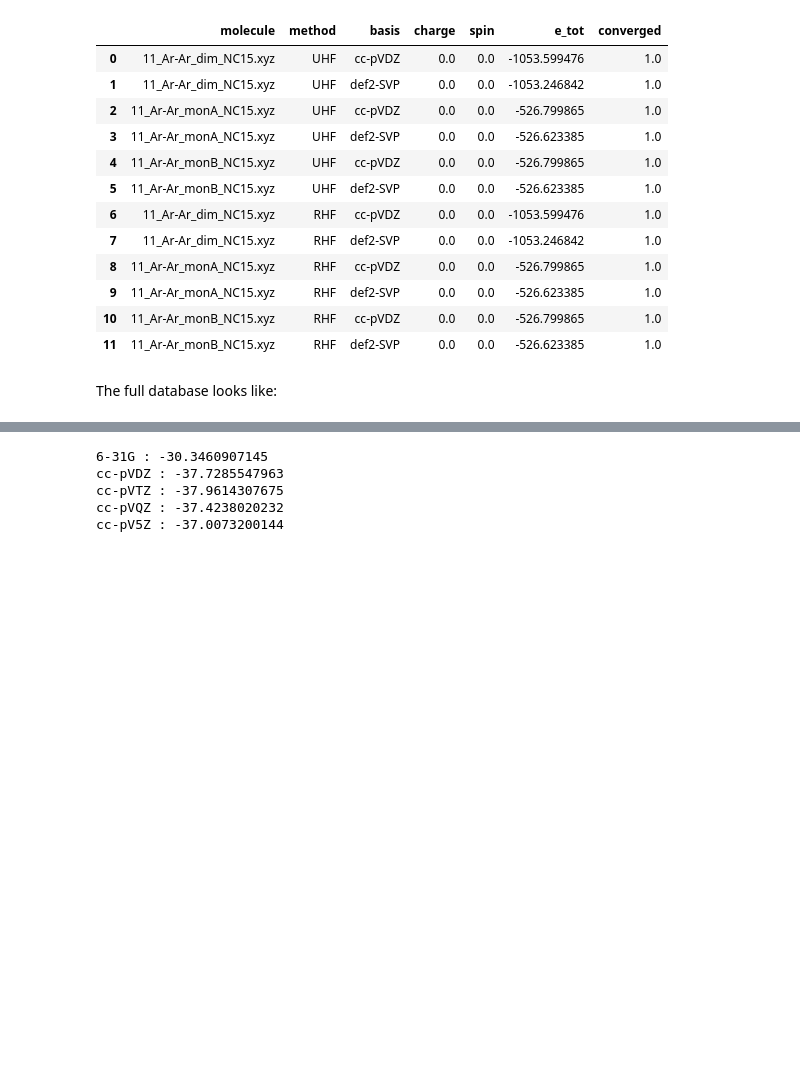
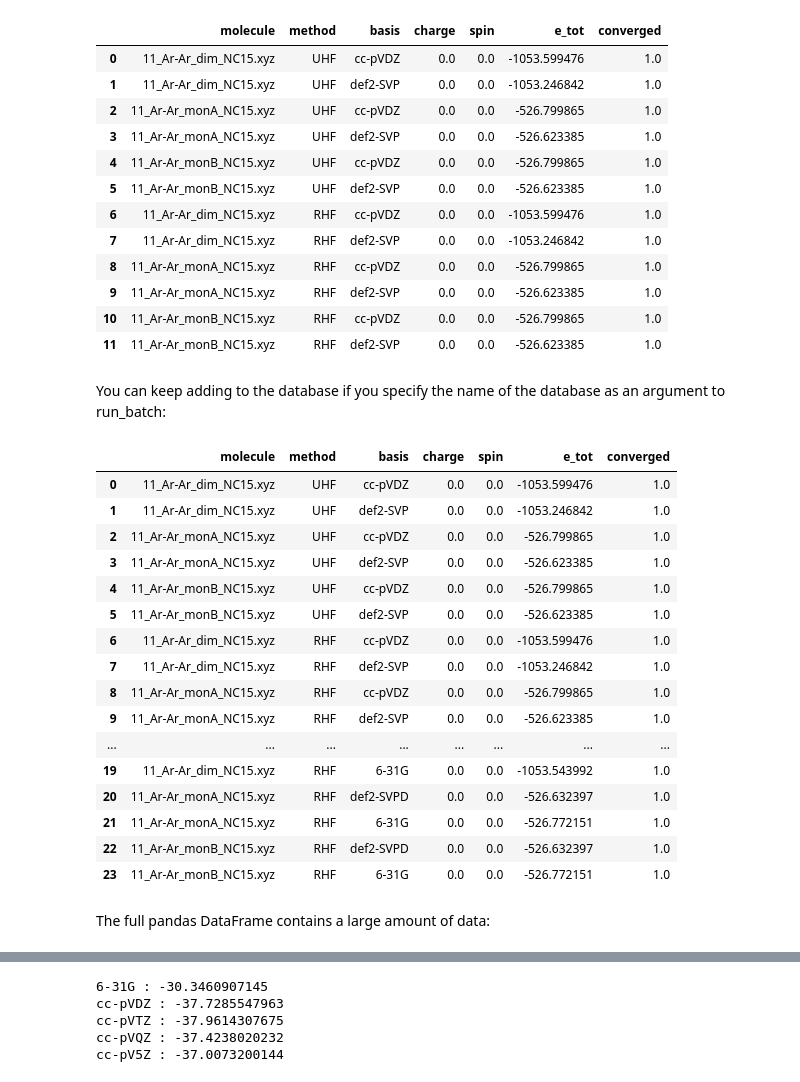
Before and after one commit to nmardirossian/PySCF_Tutorial, a Jupyter notebook: SCF.ipynb, the cells around one changed output, grey strips where cells are left out. Drawn from its saved outputs; the diff is of its cells as text; code cells hidden in the pictures; blank space fills up the shorter version.

Commit message:
dataframe changes

```diff
--- a/SCF.ipynb
+++ b/SCF.ipynb
@@ -661,7 +661,7 @@ def run(method,molecule,basis,
         xc=None,nlc='',xc_grid=3,nlc_grid=1,small_rho_cutoff=1e-7,
         atomic_radii='BRAGG',becke_scheme='BECKE',prune='NWCHEM',radi_method='TREUTLER_AHLRICHS',radii_adjust='TREUTLER',
         algo='DIIS',lin_dep_thresh=1e-8,prop=False,save=False,scf_type=None,stable=False,stable_cyc=3,
-        verbose=0,datapath='',database=False):
+        verbose=0,datapath='',getdict=False):
 
     #strings
     method=method.upper()
@@ -821,7 +821,7 @@ def run(method,molecule,basis,
     elif algo=='NEWTON':
         mf=mf.newton()
     else:
-        print "CRASH 12"
+        print "CRASH 10"
 
     en=mf.kernel()
 
@@ -859,7 +859,7 @@ def run(method,molecule,basis,
             S=float(mol.spin)/2.
             print '(S^2,2S+1):', (S*(S+1.),2.*S+1.)
         else:
-            print "CRASH 10"
+            print "CRASH 12"
 
         #population analysis
         print "Mulliken population analysis"
@@ -874,17 +874,19 @@ def run(method,molecule,basis,
 
         #atomic spins?
 
-    if database==False:
+    if getdict==False:
         return en
-    else:
+    elif getdict==True:
         mydict=dict()
         mydict.update(mol.__dict__)
         mydict.update(mf.__dict__)
         if DFT:
             mydict.update(mf.grids.__dict__)
         return en,mydict
+    else:
+        print "CRASH 13"
 
-def run_batch(method,molecule,basis,**kwargs):
+def run_batch(method,molecule,basis,database=pandas.DataFrame(),**kwargs):
     mand_args=['method','molecule','basis']
     num_mand_args=len(mand_args)
     if not isinstance(method,list):
@@ -893,11 +895,10 @@ def run_batch(method,molecule,basis,**kwargs):
         molecule=[molecule]
     if not isinstance(basis,list):
         basis=[basis]
-    db=pandas.DataFrame()
     for i in itertools.product(method,molecule,basis,list(parse_kwargs(**kwargs))):
         mydict=dict()
         mydict.update(i[num_mand_args:][0])
-        (en,rundict)=run(*i[:num_mand_args],**i[num_mand_args:][0])
+        (en,rundict)=run(*i[:num_mand_args],getdict=True,**i[num_mand_args:][0])
         mydict.update(rundict)
         for num,val in enumerate(mand_args):
             if val=='molecule':
@@ -909,9 +910,9 @@ def run_batch(method,molecule,basis,**kwargs):
                     mydict.update({val: i[num]})
             else:
                 mydict.update({val: i[num]})
-        db=db.append(mydict,ignore_index=True)
+        database=database.append(mydict,ignore_index=True)
 
-    return db
+    return database
 
 def parse_kwargs(**kwargs):
     items = kwargs.items()
@@ -1118,7 +1119,7 @@ print run('HF','222_oh_W4-11.xyz','cc-pVDZ',datapath='data/')
 Another feature of the QuSim user interface is the ability to run batch jobs with the `run_batch` function. This function is essentially a wrapper for `run` and takes the same inputs. The first three inputs (method, molecule, basis) are mandatory, and can be lists. The optional arguments can also be lists.
 # %%
 filenames=['11_Ar-Ar_dim_NC15.xyz','11_Ar-Ar_monA_NC15.xyz','11_Ar-Ar_monB_NC15.xyz']
-mydbase=run_batch(['UHF','RHF'],filenames,['cc-pVDZ','def2-SVP'],database=True,datapath='data/')
+mydbase=run_batch(['UHF','RHF'],filenames,['cc-pVDZ','def2-SVP'],datapath='data/')
 # %% [markdown]
 This will return a pandas DataFrame that contains all of the data embedded in the molecule and mean-field objects. A truncated version of this DataFrame can be accessed via:
 # %%
@@ -1137,6 +1138,30 @@ mydbase[['molecule','method','basis','charge','spin','e_tot','converged']]
 | 9 | 11_Ar-Ar_monA_NC15.xyz | RHF | def2-SVP | 0.0 | 0.0 | -526.623385 | 1.0 |
 | 10 | 11_Ar-Ar_monB_NC15.xyz | RHF | cc-pVDZ | 0.0 | 0.0 | -526.799865 | 1.0 |
 | 11 | 11_Ar-Ar_monB_NC15.xyz | RHF | def2-SVP | 0.0 | 0.0 | -526.623385 | 1.0 |
-# %% [markdown]
-The full database looks like:
+# %% [markdown]
+You can keep adding to the database if you specify the name of the database as an argument to run_batch:
+# %%
+mydbase=run_batch(['UHF','RHF'],filenames,['def2-SVPD','6-31G'],database=mydbase,datapath='data/')
+# %%
+mydbase[['molecule','method','basis','charge','spin','e_tot','converged']]
+# %% [output]
+|  | molecule | method | basis | charge | spin | e_tot | converged |
+| 0 | 11_Ar-Ar_dim_NC15.xyz | UHF | cc-pVDZ | 0.0 | 0.0 | -1053.599476 | 1.0 |
+| 1 | 11_Ar-Ar_dim_NC15.xyz | UHF | def2-SVP | 0.0 | 0.0 | -1053.246842 | 1.0 |
+| 2 | 11_Ar-Ar_monA_NC15.xyz | UHF | cc-pVDZ | 0.0 | 0.0 | -526.799865 | 1.0 |
+| 3 | 11_Ar-Ar_monA_NC15.xyz | UHF | def2-SVP | 0.0 | 0.0 | -526.623385 | 1.0 |
+| 4 | 11_Ar-Ar_monB_NC15.xyz | UHF | cc-pVDZ | 0.0 | 0.0 | -526.799865 | 1.0 |
+| 5 | 11_Ar-Ar_monB_NC15.xyz | UHF | def2-SVP | 0.0 | 0.0 | -526.623385 | 1.0 |
+| 6 | 11_Ar-Ar_dim_NC15.xyz | RHF | cc-pVDZ | 0.0 | 0.0 | -1053.599476 | 1.0 |
+| 7 | 11_Ar-Ar_dim_NC15.xyz | RHF | def2-SVP | 0.0 | 0.0 | -1053.246842 | 1.0 |
+| 8 | 11_Ar-Ar_monA_NC15.xyz | RHF | cc-pVDZ | 0.0 | 0.0 | -526.799865 | 1.0 |
+| 9 | 11_Ar-Ar_monA_NC15.xyz | RHF | def2-SVP | 0.0 | 0.0 | -526.623385 | 1.0 |
+| ... | ... | ... | ... | ... | ... | ... | ... |
+| 19 | 11_Ar-Ar_dim_NC15.xyz | RHF | 6-31G | 0.0 | 0.0 | -1053.543992 | 1.0 |
+| 20 | 11_Ar-Ar_monA_NC15.xyz | RHF | def2-SVPD | 0.0 | 0.0 | -526.632397 | 1.0 |
+| 21 | 11_Ar-Ar_monA_NC15.xyz | RHF | 6-31G | 0.0 | 0.0 | -526.772151 | 1.0 |
+| 22 | 11_Ar-Ar_monB_NC15.xyz | RHF | def2-SVPD | 0.0 | 0.0 | -526.632397 | 1.0 |
+| 23 | 11_Ar-Ar_monB_NC15.xyz | RHF | 6-31G | 0.0 | 0.0 | -526.772151 | 1.0 |
+# %% [markdown]
+The full pandas DataFrame contains a large amount of data:
 # %%
```
Also changed, not shown: parts of 1 cell of this notebook.
